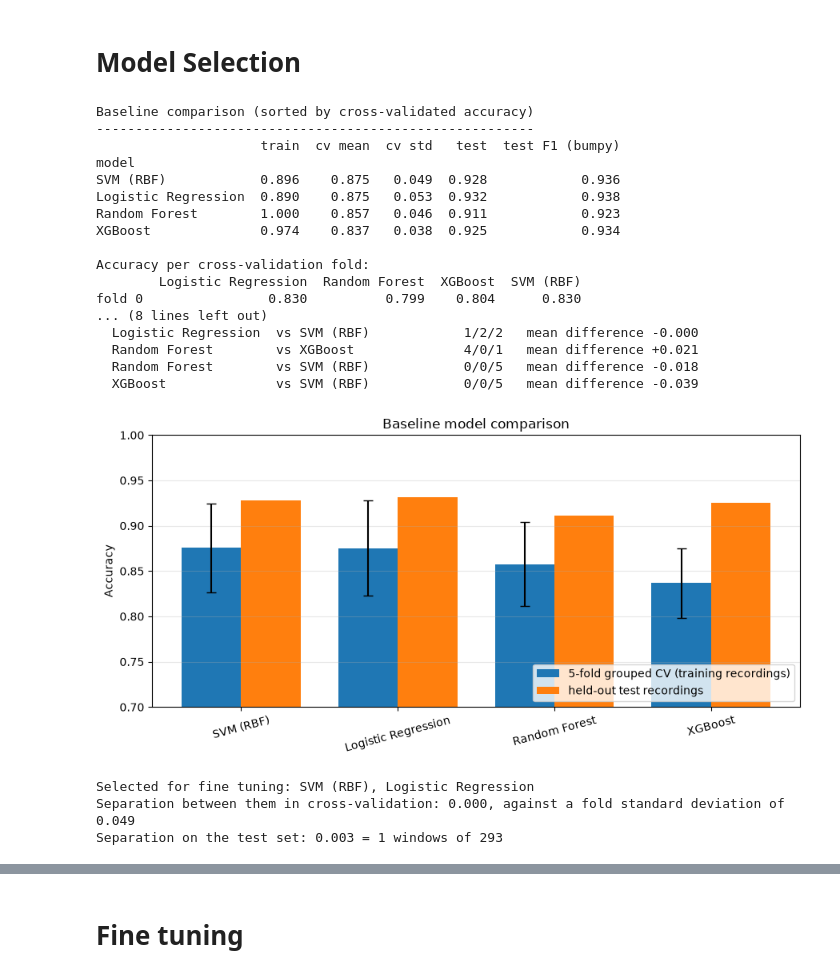
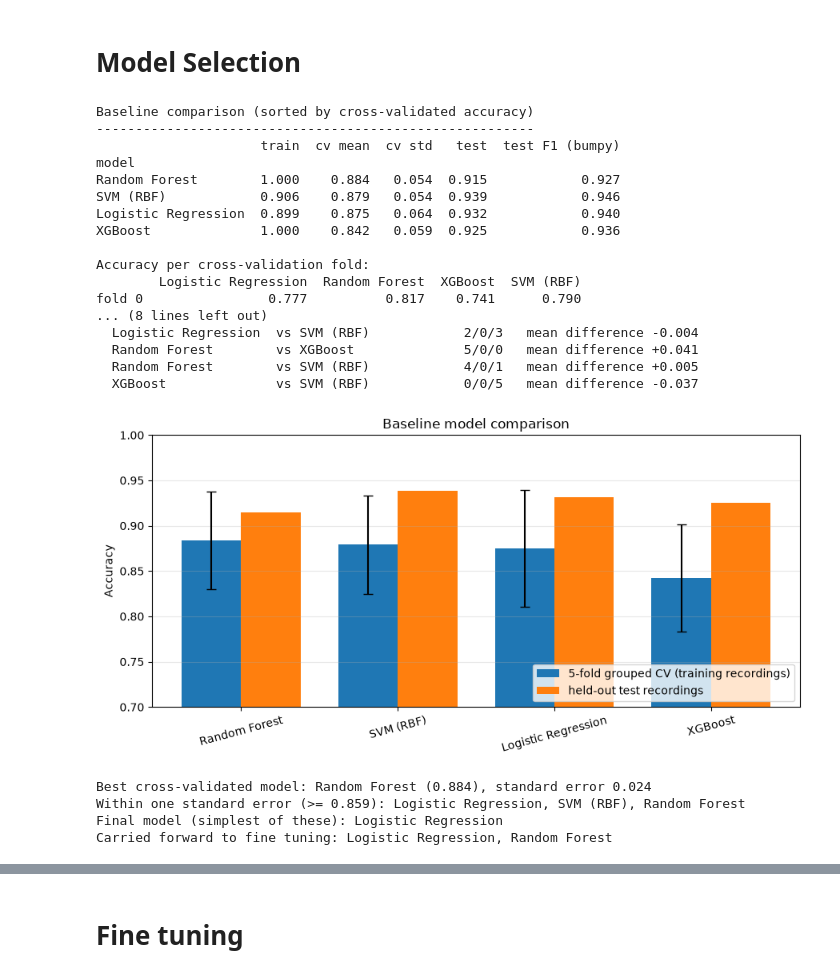
Before and after one commit to dhafinrizaldi/tue-5are0-bike-lane-quality, a Jupyter notebook: group11.ipynb, the cells around one changed output, grey strips where cells are left out. Cells and saved outputs as stored; diff of their text form; code cells hidden in the pictures.

```diff
--- a/group11.ipynb
+++ b/group11.ipynb
@@ -1172,7 +1261,7 @@ print(f"\nNumber of samples: {len(X_scaled)}")
 
 
 # k-distance plot
-min_samples = 4   # the 2 x n_features rule of thumb, with 2 selected features
+min_samples = 2 * len(SELECTED_FEATURES)   # the 2 x n_features rule of thumb
 
 neighbors = NearestNeighbors(n_neighbors=min_samples)
 neighbors.fit(X_scaled)
@@ -1194,7 +1283,7 @@ true_labels = (df_features["label"] == "bumpy").astype(int)
 
 
 # Test several eps values
-eps_values = np.arange(0.15, 0.81, 0.05)
+eps_values = np.arange(0.3, 1.51, 0.05)
 
 results = []
 
@@ -1248,7 +1337,7 @@ print(
 
 
 # Final window-level DBSCAN
-eps = 0.45
+eps = 0.6
 
 dbscan = DBSCAN(
     eps=eps,
@@ -1431,7 +1520,7 @@ results = []
 
 for min_samples in [3, 4, 5, 6]:
 
-    for eps in np.arange(0.2, 1.51, 0.05):
+    for eps in np.arange(0.2, 2.01, 0.05):
 
         model = DBSCAN(
             eps=eps,
@@ -1494,7 +1583,7 @@ print(
 
 
 # Use one parameter combination from the stable range
-eps = 0.85
+eps = 1.3
 min_samples = 3
 
 dbscan_recording = DBSCAN(
@@ -2688,7 +2795,8 @@ CANDIDATE_MODELS = {
     ]),
 }
 
-N_FINALISTS = 2   # how many models are carried forward to fine tuning
+# From simplest to most complex: the order used to break ties between models
+MODEL_COMPLEXITY = ["Logistic Regression", "SVM (RBF)", "Random Forest", "XGBoost"]
 
 
 # --- Cross-validation inside the training set ---
@@ -2764,58 +2872,64 @@ width = 0.38
 
 ax.bar(positions - width / 2, comparison["cv mean"], width,
        yerr=comparison["cv std"], capsize=4,
        label=f"{CV_FOLDS}-fold grouped CV (training recordings)")
 ax.bar(positions + width / 2, comparison["test"], width,
        label="held-out test recordings")
 
 ax.set_xticks(positions, comparison.index, rotation=15)
 ax.set_ylabel("Accuracy")
 ax.set_ylim(0.70, 1.0)
 ax.set_title("Baseline model comparison")
 ax.legend(loc="lower right")
 ax.grid(axis="y", alpha=0.3)
 
 plt.tight_layout()
 plt.show()
 
 
 # --- Selection ---
-# The models carried forward are chosen on the cross-validated score, since the
-# test set must stay untouched until the tuned model is evaluated at the end.
-finalists = list(comparison.index[:N_FINALISTS])
+# The choice is made on the cross-validated score, since the test set must stay
+# untouched until the end. Every model whose cross-validated accuracy lies
+# within one standard error of the best is statistically indistinguishable from
+# it, and among those the simplest is chosen as the final model: it is the
+# easiest to interpret and the cheapest to run on a phone. Fine tuning then
+# covers the final model and, if different, the best-scoring model.
+best_model = comparison.index[0]
+standard_error = comparison.loc[best_model, "cv std"] / np.sqrt(CV_FOLDS)
+threshold = comparison.loc[best_model, "cv mean"] - standard_error
 
-margin = comparison["cv mean"].iloc[0] - comparison["cv mean"].iloc[1]
-one_window = 1 / len(y_test)
+indistinguishable = [m for m in MODEL_COMPLEXITY if comparison.loc[m, "cv mean"] >= threshold]
+FINAL_MODEL_NAME = indistinguishable[0]
+finalists = [FINAL_MODEL_NAME] + ([best_model] if best_model != FINAL_MODEL_NAME else [])
 
-print(f"\nSelected for fine tuning: {', '.join(finalists)}")
-print(f"Separation between them in cross-validation: {margin:.3f}, "
-      f"against a fold standard deviation of {comparison['cv std'].iloc[0]:.3f}")
-print(f"Separation on the test set: "
-      f"{abs(comparison['test'].iloc[0] - comparison['test'].iloc[1]):.3f} "
-      f"= {round(abs(comparison['test'].iloc[0] - comparison['test'].iloc[1]) / one_window)} windows "
-      f"of {len(y_test)}")
+print(f"\nBest cross-validated model: {best_model} ({comparison.loc[best_model, 'cv mean']:.3f}), "
+      f"standard error {standard_error:.3f}")
+print(f"Within one standard error (>= {threshold:.3f}): {', '.join(indistinguishable)}")
+print(f"Final model (simplest of these): {FINAL_MODEL_NAME}")
+print(f"Carried forward to fine tuning: {', '.join(finalists)}")
 # %% [output]
 Baseline comparison (sorted by cross-validated accuracy)
 --------------------------------------------------------
                      train  cv mean  cv std   test  test F1 (bumpy)
 model
-SVM (RBF)            0.896    0.875   0.049  0.928            0.936
-Logistic Regression  0.890    0.875   0.053  0.932            0.938
-Random Forest        1.000    0.857   0.046  0.911            0.923
-XGBoost              0.974    0.837   0.038  0.925            0.934
+Random Forest        1.000    0.884   0.054  0.915            0.927
+SVM (RBF)            0.906    0.879   0.054  0.939            0.946
+Logistic Regression  0.899    0.875   0.064  0.932            0.940
+XGBoost              1.000    0.842   0.059  0.925            0.936
 
 Accuracy per cross-validation fold:
         Logistic Regression  Random Forest  XGBoost  SVM (RBF)
-fold 0                0.830          0.799    0.804      0.830
+fold 0                0.777          0.817    0.741      0.790
 ... (8 lines left out)
-  Logistic Regression  vs SVM (RBF)            1/2/2   mean difference -0.000
-  Random Forest        vs XGBoost              4/0/1   mean difference +0.021
-  Random Forest        vs SVM (RBF)            0/0/5   mean difference -0.018
-  XGBoost              vs SVM (RBF)            0/0/5   mean difference -0.039
+  Logistic Regression  vs SVM (RBF)            2/0/3   mean difference -0.004
+  Random Forest        vs XGBoost              5/0/0   mean difference +0.041
+  Random Forest        vs SVM (RBF)            4/0/1   mean difference +0.005
+  XGBoost              vs SVM (RBF)            0/0/5   mean difference -0.037
-[figure, old version]
+[figure, new version]
-Selected for fine tuning: SVM (RBF), Logistic Regression
-Separation between them in cross-validation: 0.000, against a fold standard deviation of 0.049
-Separation on the test set: 0.003 = 1 windows of 293
+Best cross-validated model: Random Forest (0.884), standard error 0.024
+Within one standard error (>= 0.859): Logistic Regression, SVM (RBF), Random Forest
+Final model (simplest of these): Logistic Regression
+Carried forward to fine tuning: Logistic Regression, Random Forest
 # %% [markdown]
 #### Baseline Comparison and Selection
 
```
Also changed, not shown: parts of 40 cells of this notebook.
